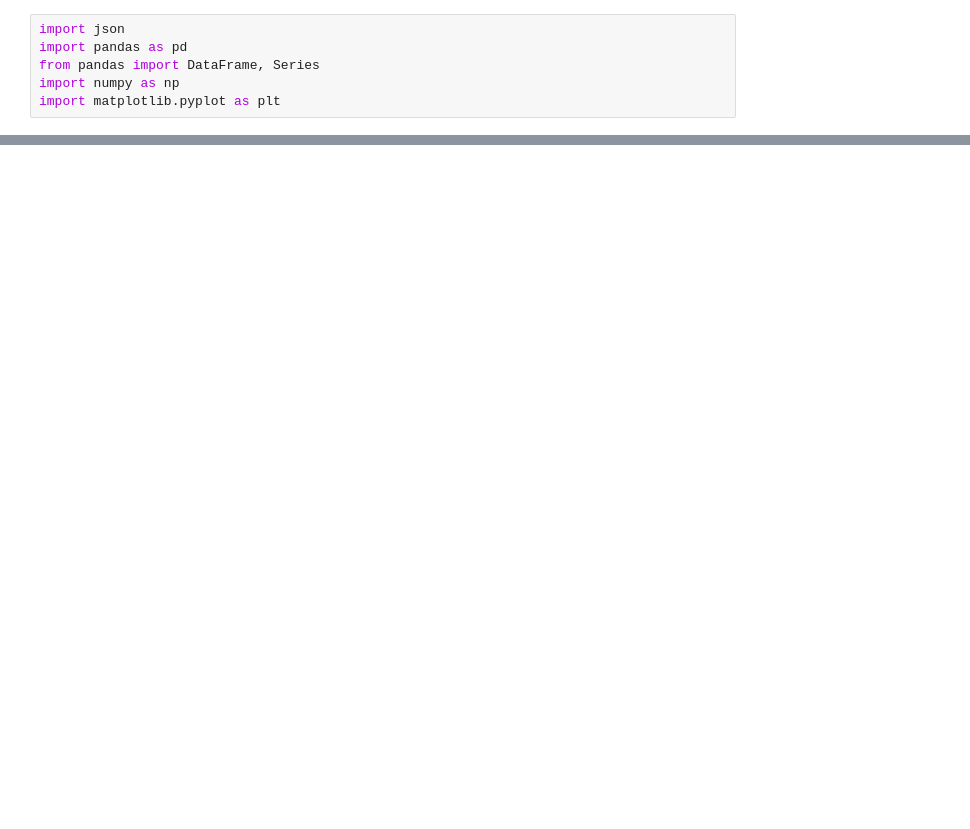
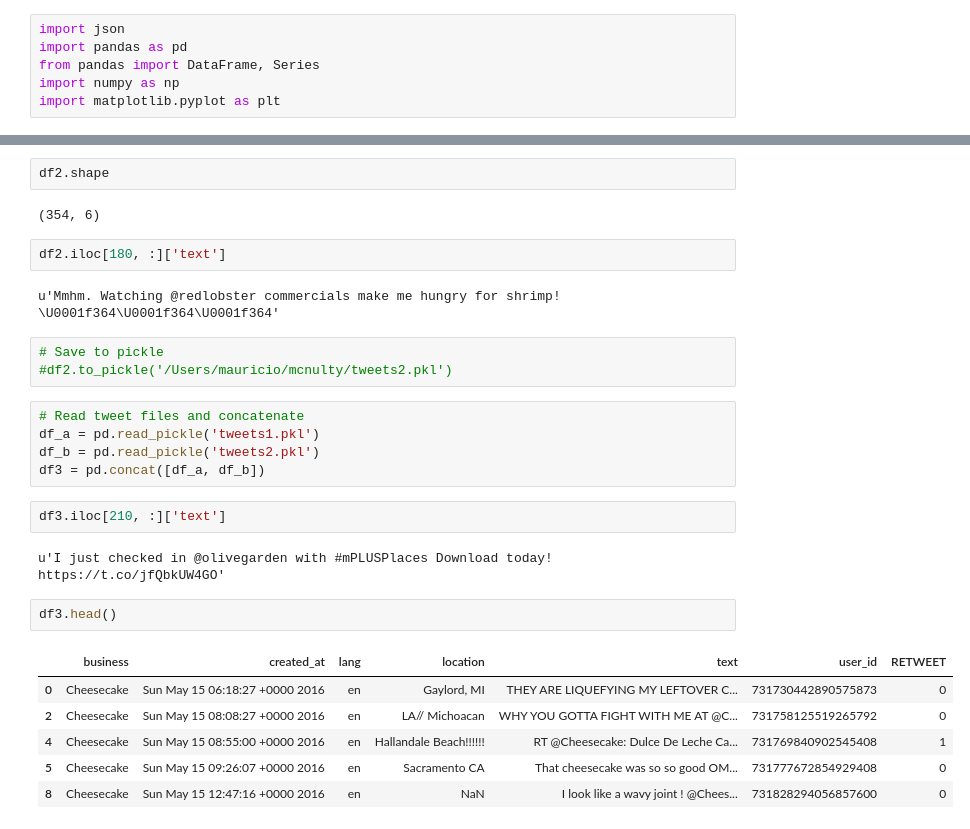
Before and after one commit to mauricio004/mcnulty_yelp, a Jupyter notebook: Notebooks/streamtoPandas.ipynb, the cells around one changed output, grey strips where cells are left out. Cells and saved outputs as stored; diff of their text form; blank space fills up the shorter version.

```diff
--- a/Notebooks/streamtoPandas.ipynb
+++ b/Notebooks/streamtoPandas.ipynb
@@ -134,0 +93,29 @@ df = DataFrame(mentions)
+# %%
+df2.shape
+# %% [output]
+(354, 6)
+# %%
+df2.iloc[180, :]['text']
+# %% [output]
+u'Mmhm. Watching @redlobster commercials make me hungry for shrimp! \U0001f364\U0001f364\U0001f364'
+# %%
+# Save to pickle
+#df2.to_pickle('/Users/mauricio/mcnulty/tweets2.pkl')
+# %%
+# Read tweet files and concatenate
+df_a = pd.read_pickle('tweets1.pkl')
+df_b = pd.read_pickle('tweets2.pkl')
+df3 = pd.concat([df_a, df_b])
+# %%
+df3.iloc[210, :]['text']
+# %% [output]
+u'I just checked in @olivegarden with #mPLUSPlaces Download today!  https://t.co/jfQbkUW4GO'
+# %%
+df3.head()
+# %% [output]
+|  | business | created_at | lang | location | text | user_id | RETWEET |
+| 0 | Cheesecake | Sun May 15 06:18:27 +0000 2016 | en | Gaylord, MI | THEY ARE LIQUEFYING MY LEFTOVER C... | 731730442890575873 | 0 |
+| 2 | Cheesecake | Sun May 15 08:08:27 +0000 2016 | en | LA// Michoacan | WHY YOU GOTTA FIGHT WITH ME AT @C... | 731758125519265792 | 0 |
+| 4 | Cheesecake | Sun May 15 08:55:00 +0000 2016 | en | Hallandale Beach!!!!!! | RT @Cheesecake: Dulce De Leche Ca... | 731769840902545408 | 1 |
+| 5 | Cheesecake | Sun May 15 09:26:07 +0000 2016 | en | Sacramento CA | That cheesecake was so so good OM... | 731777672854929408 | 0 |
+| 8 | Cheesecake | Sun May 15 12:47:16 +0000 2016 | en | NaN | I look like a wavy joint ! @Chees... | 731828294056857600 | 0 |
```
Also changed, not shown: parts of 29 cells of this notebook.
